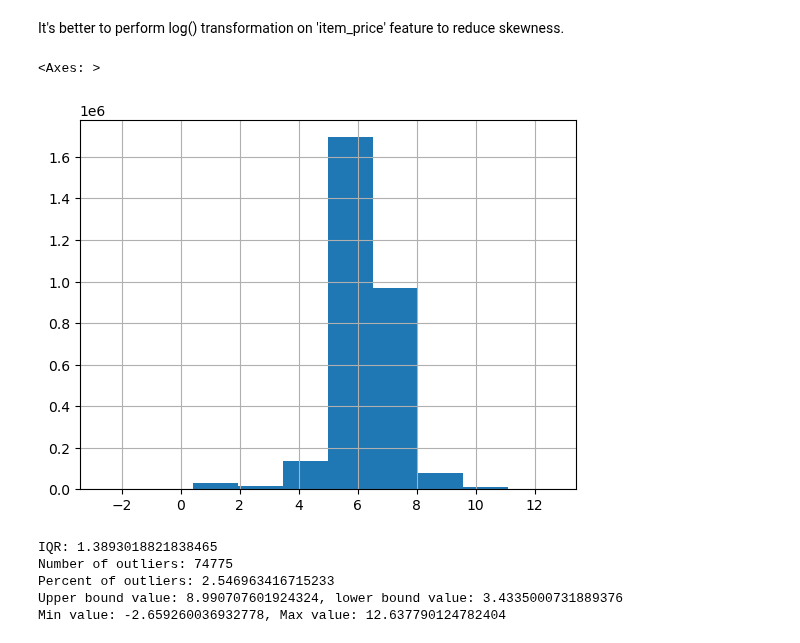
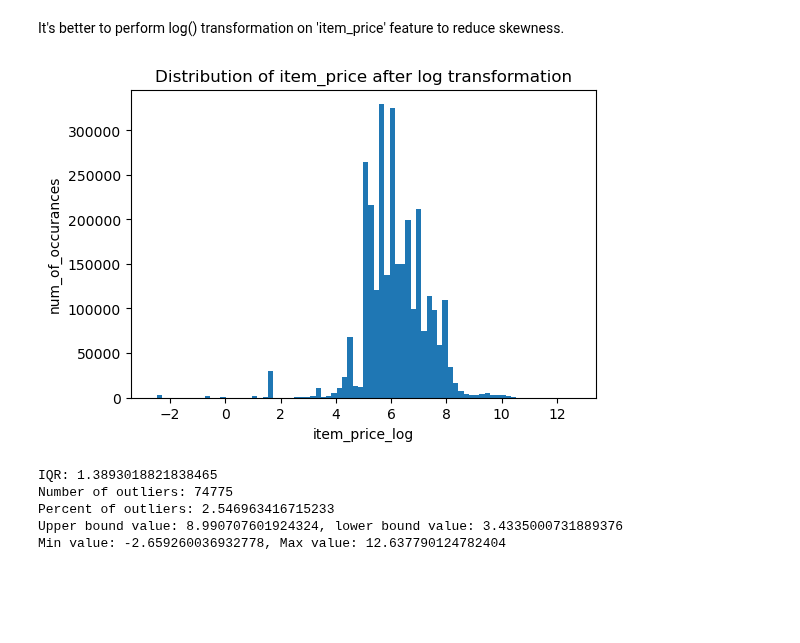
Before and after one commit to Alexennk/ml-ds-practice, a Jupyter notebook: notebooks/dqc_notebook.ipynb, the cells around one changed output. Saved outputs shown, nothing was run; the diff lists cells and outputs as text; code cells hidden in the pictures; blank space fills up the shorter version.

```diff
--- a/notebooks/dqc_notebook.ipynb
+++ b/notebooks/dqc_notebook.ipynb
@@ -323,12 +327,16 @@ train_df['item_price'].hist(bins=80, figsize=(6, 4))
 # %% [markdown]
 It's better to perform log() transformation on 'item_price' feature to reduce skewness.
-# %%
-train_df['item_price_log'] = np.log(train_df['item_price'])
-
-train_df['item_price_log'].hist()
-# %% [output]
-<Axes: >
-[figure, removed]
+# %%
+train_df['item_price_log'] = np.log(train_df['item_price'])
+
+plt.figure(figsize=(6, 4))
+plt.hist(train_df['item_price_log'], bins=80)
+plt.xlabel('item_price_log')
+plt.ylabel('num_of_occurances')
+plt.title('Distribution of item_price after log transformation')
+plt.show()
+# %% [output]
+[figure, added]
 # %%
 dqc.find_outliers(train_df, 'item_price_log')
 # %% [output]
```
Also changed, not shown: parts of 17 cells of this notebook.
